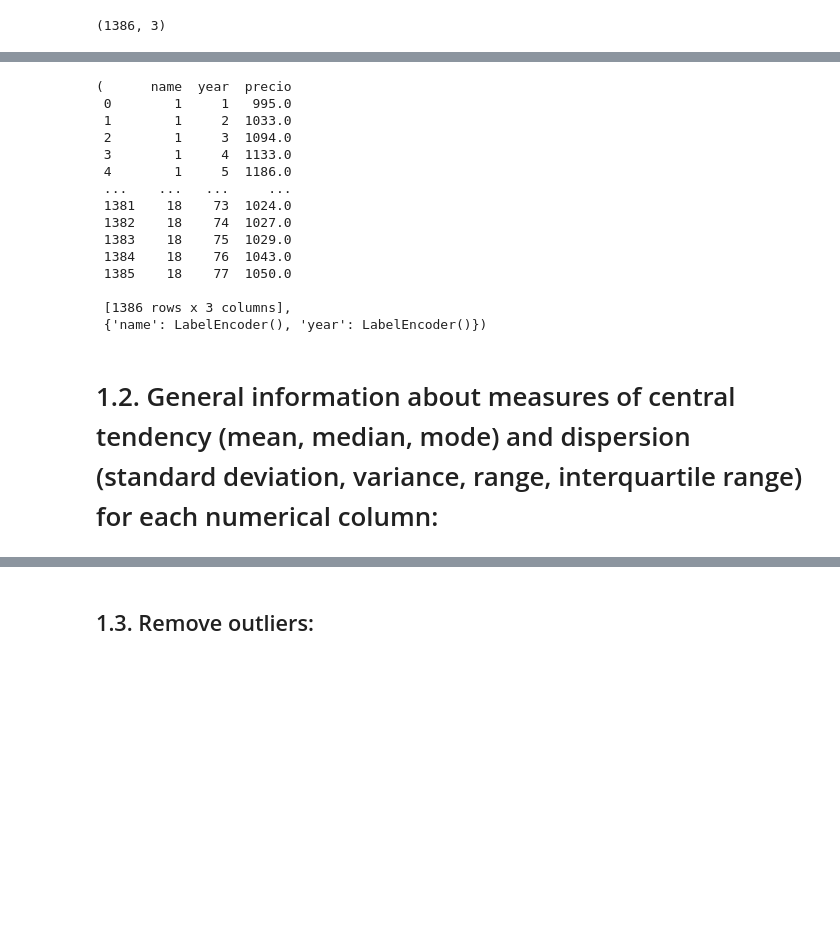
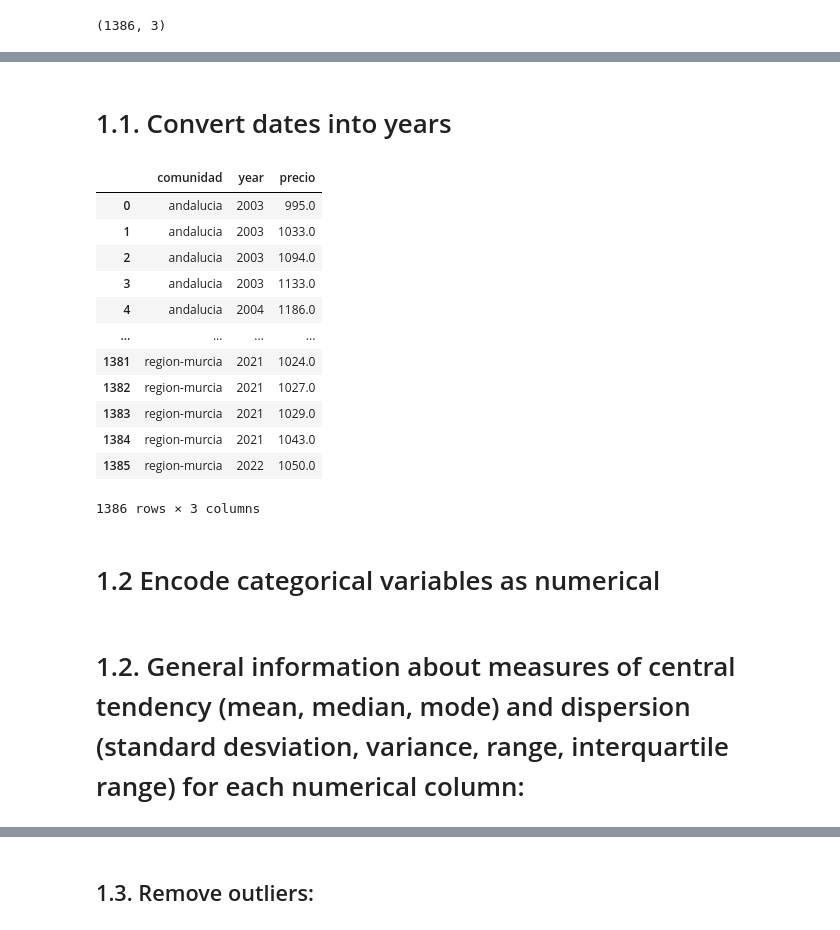
Before and after one commit to 4GeeksAcademy/Wendy-2025-DS-FINAL-PROJECT-ML, a Jupyter notebook: src/1. DESCRIPTIVE STATISTICS.ipynb, the cells around one changed output, grey strips where cells are left out. Cells and saved outputs as stored; diff of their text form; code cells hidden in the pictures; blank space fills up the shorter version.

```diff
--- a/src/1. DESCRIPTIVE STATISTICS.ipynb
+++ b/src/1. DESCRIPTIVE STATISTICS.ipynb
@@ -187,18 +185,2 @@ df_cleaned.shape
-# %%
-eda.label_encode_total_data(df_cleaned)
-# %% [output]
-(      name  year  precio
- 0        1     1   995.0
- 1        1     2  1033.0
- 2        1     3  1094.0
- 3        1     4  1133.0
- 4        1     5  1186.0
- ...    ...   ...     ...
- 1381    18    73  1024.0
- 1382    18    74  1027.0
- 1383    18    75  1029.0
- 1384    18    76  1043.0
- 1385    18    77  1050.0
-
- [1386 rows x 3 columns],
- {'name': LabelEncoder(), 'year': LabelEncoder()})
+# %% [markdown]
+# 1.1. Convert dates into years
@@ -204,0 +189,18 @@ eda.label_encode_total_data(df_cleaned)
+# %%
+df_cleaned
+# %% [output]
+|  | comunidad | year | precio |
+| 0 | andalucia | 2003 | 995.0 |
+| 1 | andalucia | 2003 | 1033.0 |
+| 2 | andalucia | 2003 | 1094.0 |
+| 3 | andalucia | 2003 | 1133.0 |
+| 4 | andalucia | 2004 | 1186.0 |
+| ... | ... | ... | ... |
+| 1381 | region-murcia | 2021 | 1024.0 |
+| 1382 | region-murcia | 2021 | 1027.0 |
+| 1383 | region-murcia | 2021 | 1029.0 |
+| 1384 | region-murcia | 2021 | 1043.0 |
+| 1385 | region-murcia | 2022 | 1050.0 |
+1386 rows × 3 columns
+# %% [markdown]
+# 1.2 Encode categorical variables as numerical
@@ -205,3 +209,3 @@ eda.label_encode_total_data(df_cleaned)
 # %% [markdown]
-# 1.2. General information about measures of central tendency (mean, median, mode) and dispersion (standard deviation, variance, range, interquartile range) for each numerical column:
+# 1.2. General information about measures of central tendency (mean, median, mode) and dispersion (standard desviation, variance, range, interquartile range) for each numerical column:
 # %%
```
Also changed, not shown: parts of 11 cells of this notebook, 14 other files.
